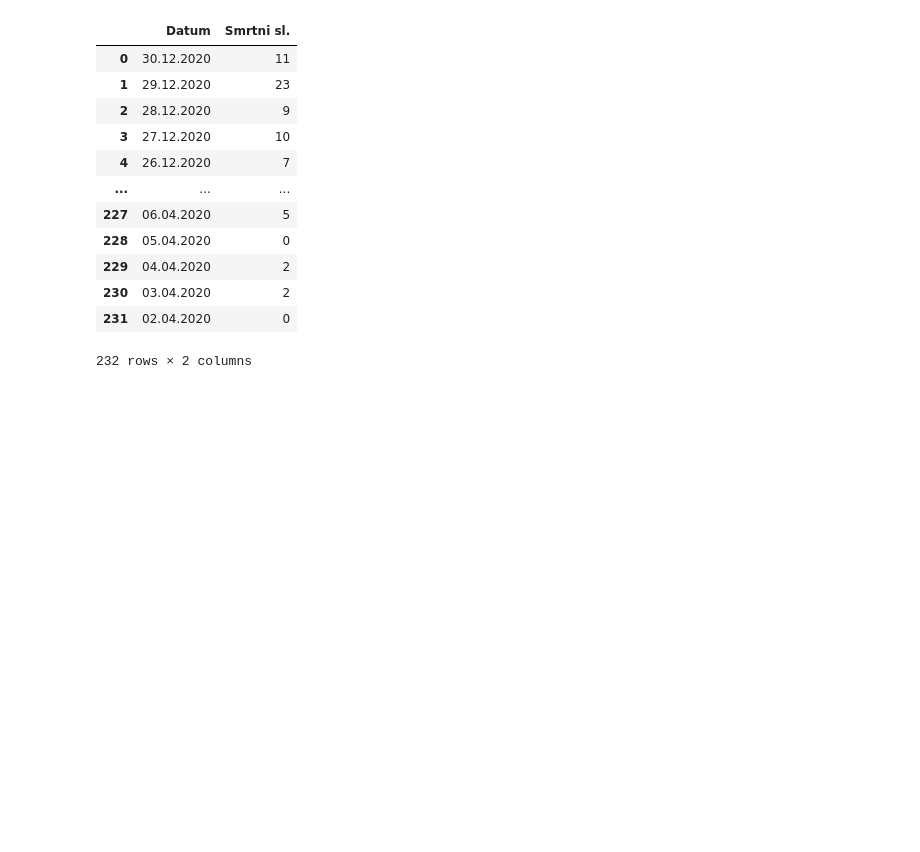
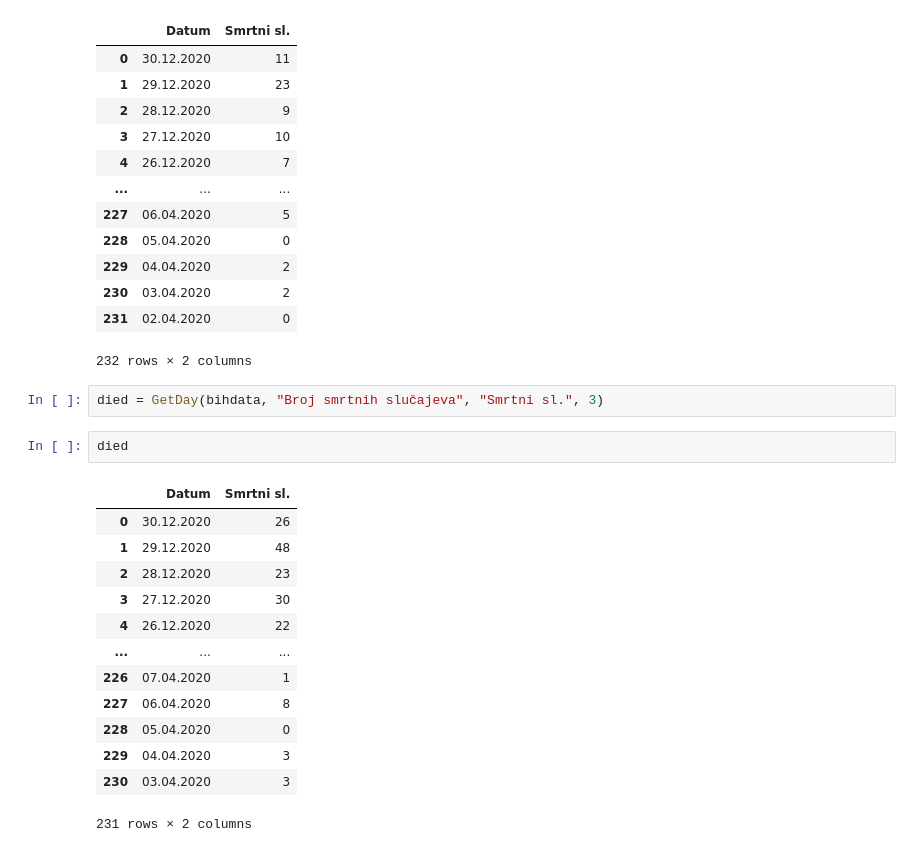
Before and after one commit to WorldWideWest/COVID-19, a Jupyter notebook: notebooks/COVID.ipynb, the cells around one changed output. Drawn from its saved outputs; the diff is of its cells as text; blank space fills up the shorter version.

```diff
--- a/notebooks/COVID.ipynb
+++ b/notebooks/COVID.ipynb
@@ -443,3 +433,21 @@ died
 | 230 | 03.04.2020 | 2 |
 | 231 | 02.04.2020 | 0 |
 232 rows × 2 columns
+# %%
+died = GetDay(bihdata, "Broj smrtnih slučajeva", "Smrtni sl.", 3)
+# %%
+died
+# %% [output]
+|  | Datum | Smrtni sl. |
+| 0 | 30.12.2020 | 26 |
+| 1 | 29.12.2020 | 48 |
+| 2 | 28.12.2020 | 23 |
+| 3 | 27.12.2020 | 30 |
+| 4 | 26.12.2020 | 22 |
+| ... | ... | ... |
+| 226 | 07.04.2020 | 1 |
+| 227 | 06.04.2020 | 8 |
+| 228 | 05.04.2020 | 0 |
+| 229 | 04.04.2020 | 3 |
+| 230 | 03.04.2020 | 3 |
+231 rows × 2 columns
```
Also changed, not shown: parts of 4 cells of this notebook, 14 other files.
